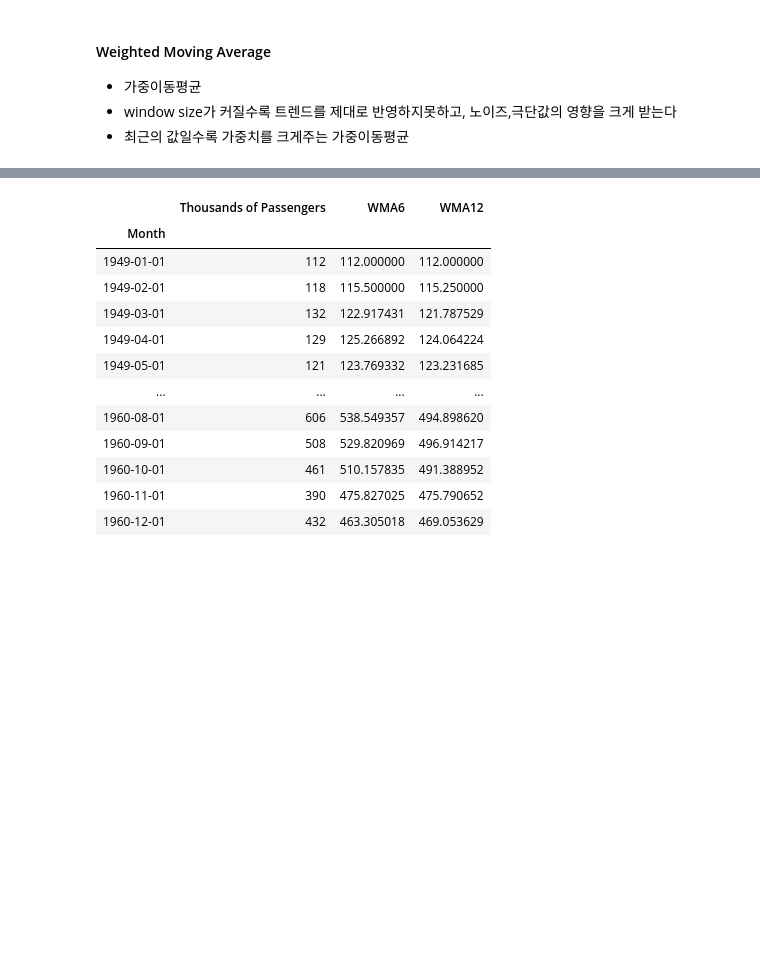
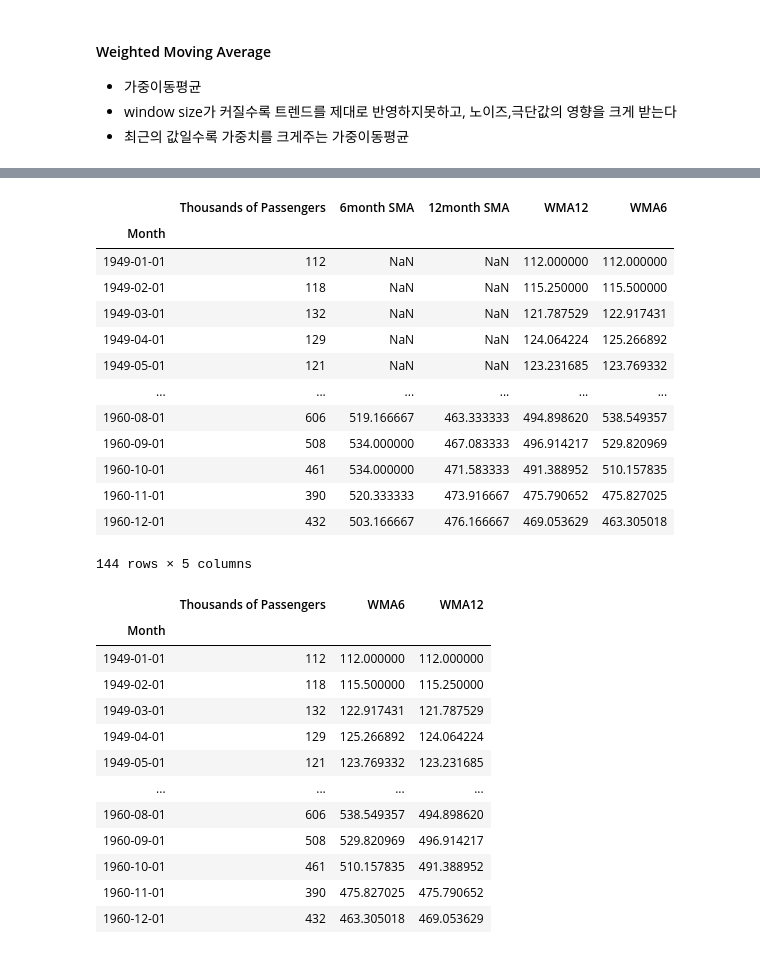
Before and after one commit to bill7845/jupyter_repo, a Jupyter notebook: ML/시계열데이터_T-Academy/3_.ipynb, the cells around one changed output, grey strips where cells are left out. Drawn from its saved outputs; the diff is of its cells as text; code cells hidden in the pictures; blank space fills up the shorter version.

```diff
--- a/ML/시계열데이터_T-Academy/3_.ipynb
+++ b/ML/시계열데이터_T-Academy/3_.ipynb
@@ -91,3 +110,20 @@ airline['WMA6'] = airline['Thousands of Passengers'].ewm(span=6).mean() # window
+# %%
+airline
+# %% [output]
+|  | Thousands of Passengers | 6month SMA | 12month SMA | WMA12 | WMA6 |
+| Month |  |  |  |  |  |
+| 1949-01-01 | 112 | NaN | NaN | 112.000000 | 112.000000 |
+| 1949-02-01 | 118 | NaN | NaN | 115.250000 | 115.500000 |
+| 1949-03-01 | 132 | NaN | NaN | 121.787529 | 122.917431 |
+| 1949-04-01 | 129 | NaN | NaN | 124.064224 | 125.266892 |
+| 1949-05-01 | 121 | NaN | NaN | 123.231685 | 123.769332 |
+| ... | ... | ... | ... | ... | ... |
+| 1960-08-01 | 606 | 519.166667 | 463.333333 | 494.898620 | 538.549357 |
+| 1960-09-01 | 508 | 534.000000 | 467.083333 | 496.914217 | 529.820969 |
+| 1960-10-01 | 461 | 534.000000 | 471.583333 | 491.388952 | 510.157835 |
+| 1960-11-01 | 390 | 520.333333 | 473.916667 | 475.790652 | 475.827025 |
+| 1960-12-01 | 432 | 503.166667 | 476.166667 | 469.053629 | 463.305018 |
+144 rows × 5 columns
 # %%
 airline[['Thousands of Passengers','WMA6','WMA12']]
 # %% [output]
```
Also changed, not shown: parts of 2 cells of this notebook.
